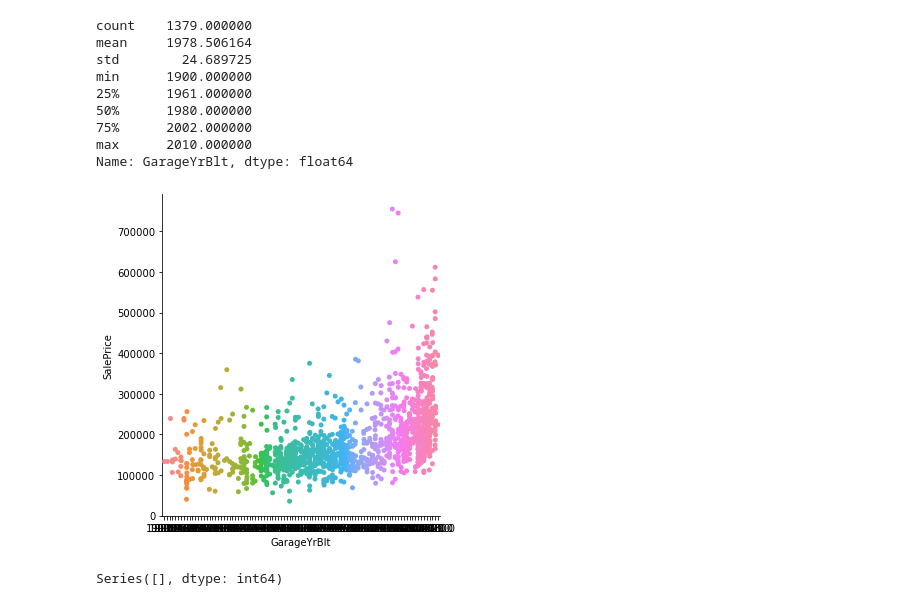
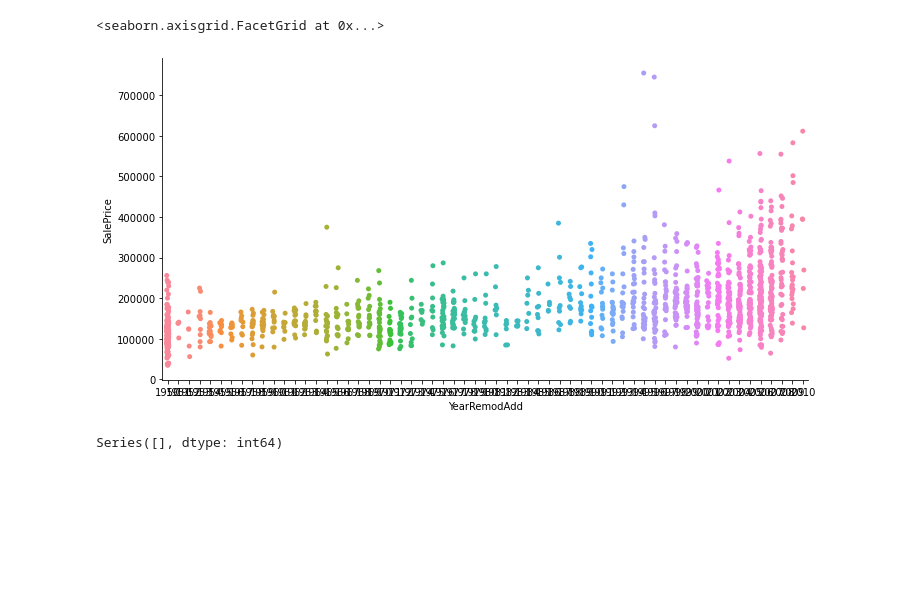
Before and after one commit to akhil14shukla/Housing-Price-Prediction, a Jupyter notebook: House_Price_Prediction.ipynb, the cells around one changed output. Saved outputs shown, nothing was run; the diff lists cells and outputs as text; code cells hidden in the pictures; blank space fills up the shorter version.

Commit message:
continued cleaning data

```diff
--- a/House_Price_Prediction.ipynb
+++ b/House_Price_Prediction.ipynb
@@ -87,20 +90,14 @@ def prep(df):
 
     return df
 # %%
-sns.catplot(x='GarageYrBlt',y='SalePrice',data=df)
-df.GarageYrBlt.describe()
+# sns.catplot(x='GarageYrBlt',y='SalePrice',data=df,aspect=10)
+# df.GarageYrBlt.describe()
 #making bins for Garage Year Built
+# sns.catplot(x='YearBuilt',y='SalePrice',data=df,aspect=2)
+sns.catplot(x='YearRemodAdd',y='SalePrice',data=df,aspect=2)
 # %% [output]
-count    1379.000000
-mean     1978.506164
-std        24.689725
-min      1900.000000
-25%      1961.000000
-50%      1980.000000
-75%      2002.000000
-max      2010.000000
-Name: GarageYrBlt, dtype: float64
+<seaborn.axisgrid.FacetGrid at 0x...>
-[figure, old version]
+[figure, new version]
 # %%
 df.value_counts()
 # df.LotShape.fillna(df.LotConfig.mode(),inplace=True)
```
Also changed, not shown: parts of 17 cells of this notebook.
